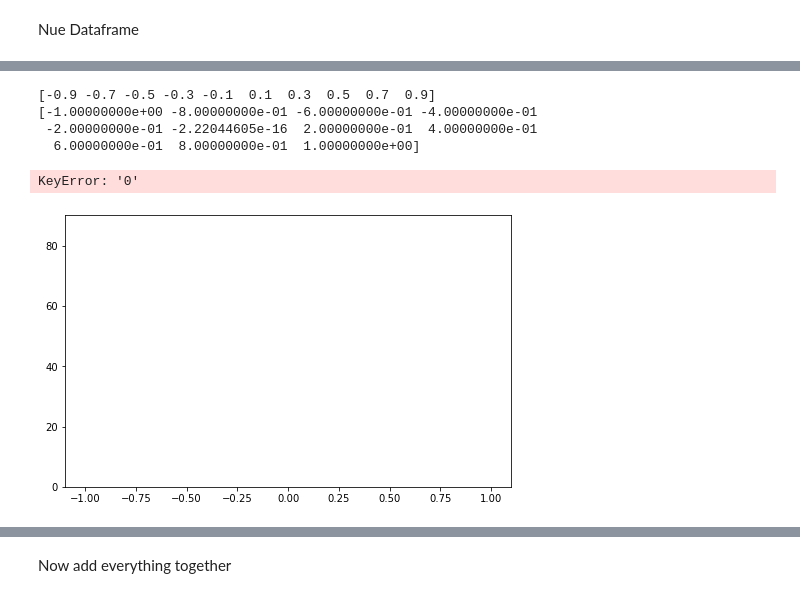
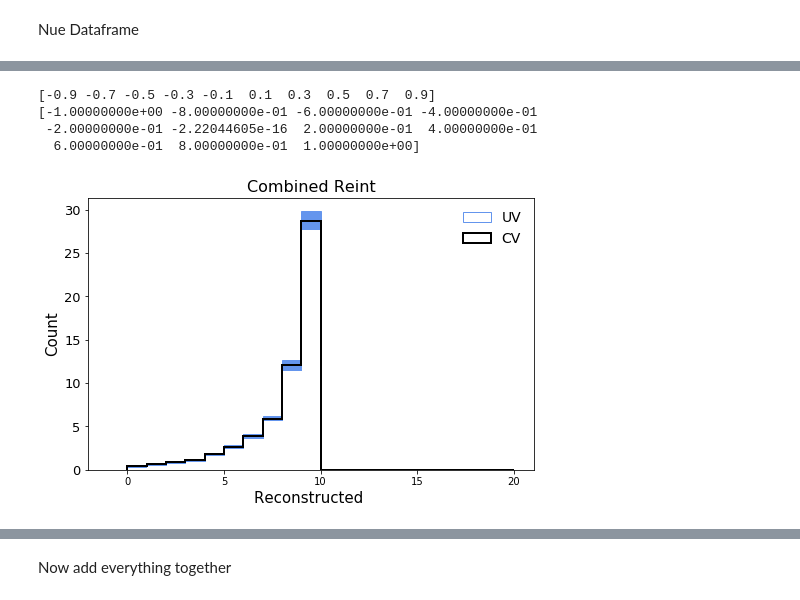
Before and after one commit to afm1g15/PELEE, a Jupyter notebook: Batch_Plot_Construction_Alex_AngleDiff_WithSelection.ipynb, the cells around one changed output, grey strips where cells are left out. Drawn from its saved outputs; the diff is of its cells as text; code cells hidden in the pictures.

```diff
--- a/Batch_Plot_Construction_Alex_AngleDiff_WithSelection.ipynb
+++ b/Batch_Plot_Construction_Alex_AngleDiff_WithSelection.ipynb
@@ -6215,19 +7309,19 @@ print(nue_cov)
  [0. 0. 0. 0. 0. 0. 0. 0. 0. 0.]]
 # %%
 if isCombined == False:
-    nue_cov_mc_stat[np.diag_indices_from(nue_cov_mc_stat)]     = (nue_nue_mc_bkg_stat_errs + nue_nue_sigsel_stat_errs + nue_dirt_stat_errs + nue_ext_stat_errs)
+    nue_cov_mc_stat[np.diag_indices_from(nue_cov_mc_stat)]     = (nue_nue_mc_bkg_stat_errs + nue_nue_sigsel_stat_errs + nue_dirt_stat_errs + (nue_ext_stat_errs*nue_ext_stat_errs))
     #nue_cov_mc_detsys[np.diag_indices_from(self.nue_cov_mc_detsys)] = (nue_sys_mc + nue_sys_nue + nue_sys_dirt)**2
     print("nue_cov_mc_stat = ", np.diag(nue_cov_mc_stat))
 
-    numu_cov_mc_stat[np.diag_indices_from(numu_cov_mc_stat)]     = (numu_nue_mc_bkg_stat_errs + numu_mc_sigsel_stat_errs + numu_dirt_stat_errs + numu_ext_stat_errs)
+    numu_cov_mc_stat[np.diag_indices_from(numu_cov_mc_stat)]     = (numu_nue_mc_bkg_stat_errs + numu_mc_sigsel_stat_errs + numu_dirt_stat_errs + (numu_ext_stat_errs*numu_ext_stat_errs))
     #nue_cov_mc_detsys[np.diag_indices_from(self.nue_cov_mc_detsys)] = (nue_sys_mc + nue_sys_nue + nue_sys_dirt)**2
     print("numu_cov_mc_stat = ", np.diag(numu_cov_mc_stat))
 elif isCombined == True:
-    nue_cov_mc_stat[np.diag_indices_from(nue_cov_mc_stat)]     = (nue_nue_mc_bkg_stat_errs + nue_nue_sigsel_stat_errs_run1 + nue_dirt_stat_errs_run1 + nue_ext_stat_errs_run1 + nue_nue_sigsel_stat_errs_run3 + nue_dirt_stat_errs_run3 + nue_ext_stat_errs_run3)
+    nue_cov_mc_stat[np.diag_indices_from(nue_cov_mc_stat)]     = (nue_nue_mc_bkg_stat_errs + nue_nue_sigsel_stat_errs_run1 + nue_dirt_stat_errs_run1 + (nue_ext_stat_errs_run1*nue_ext_stat_errs_run1) + nue_nue_sigsel_stat_errs_run3 + nue_dirt_stat_errs_run3 + (nue_ext_stat_errs_run3*nue_ext_stat_errs_run3))
     #nue_cov_mc_detsys[np.diag_indices_from(self.nue_cov_mc_detsys)] = (nue_sys_mc + nue_sys_nue + nue_sys_dirt)**2
     print("nue_cov_mc_stat = ", np.diag(nue_cov_mc_stat))
 
-    numu_cov_mc_stat[np.diag_indices_from(numu_cov_mc_stat)]     = (numu_nue_mc_bkg_stat_errs + numu_mc_sigsel_stat_errs_run1 + numu_dirt_stat_errs_run1 + numu_ext_stat_errs_run1 + + numu_mc_sigsel_stat_errs_run3 + numu_dirt_stat_errs_run3 + numu_ext_stat_errs_run3)
+    numu_cov_mc_stat[np.diag_indices_from(numu_cov_mc_stat)]     = (numu_nue_mc_bkg_stat_errs + numu_mc_sigsel_stat_errs_run1 + numu_dirt_stat_errs_run1 + (numu_ext_stat_errs_run1*numu_ext_stat_errs_run1) + numu_mc_sigsel_stat_errs_run3 + numu_dirt_stat_errs_run3 + (numu_ext_stat_errs_run3*numu_ext_stat_errs_run3))
     #nue_cov_mc_detsys[np.diag_indices_from(self.nue_cov_mc_detsys)] = (nue_sys_mc + nue_sys_nue + nue_sys_dirt)**2
     print("numu_cov_mc_stat = ", np.diag(numu_cov_mc_stat))
 # %% [output]
@@ -6723,5 +7946,7 @@ Systematics
 isRun3 = False
 
 #to use both Run1 and Run3
-isCombined = True
+isCombined = False
+
+ending = "Sept19"
 # %%
@@ -8819,7 +10354,7 @@ bin_centers_full = np.arange(0.25, 20.25, 1)
 
 fig = plt.figure(figsize=(8, 5))
 
-
+zeros = [0]*10
 
 for variation in nue_nue_genie_detvar_dict.keys():
 
@@ -8829,12 +10364,9 @@ for variation in nue_nue_genie_detvar_dict.keys():
     if n==0:
         nue = plt.hist(bin_centers, bins, histtype='step', weights=nue_nue_genie_detvar_dict[variation],
              linewidth=1, color='white')
-        numu = plt.hist(bin_centers, bins, histtype='step', weights=numu_nue_genie_detvar_dict[variation],
-             linewidth=1, color='white')
-        nue_numu = np.concatenate((nue[0], numu[0]), axis=0)
-        print(len(nue_numu))
-        print(len(bin_centers_full))
-        print(len(bins_full))
+        #numu = plt.hist(bin_centers, bins, histtype='step', weights=numu_nue_genie_detvar_dict[variation],
+        #     linewidth=1, color='white')
+        nue_numu = np.concatenate((nue[0], zeros), axis=0)
         full = plt.hist(bin_centers_full, bins_full, histtype='step', weights=nue_numu,
              linewidth=1, color='cornflowerblue', label='UV')
         fullvar_dict[variation] = list(full[0])
@@ -8842,9 +10374,9 @@ for variation in nue_nue_genie_detvar_dict.keys():
     else:
         nue = plt.hist(bin_centers, bins, histtype='step', weights=nue_nue_genie_detvar_dict[variation],
              linewidth=1, color='white')
-        numu = plt.hist(bin_centers, bins, histtype='step', weights=numu_nue_genie_detvar_dict[variation],
-             linewidth=1, color='white')
-        nue_numu = np.concatenate((nue[0], numu[0]), axis=0)
+        #numu = plt.hist(bin_centers, bins, histtype='step', weights=numu_nue_genie_detvar_dict[variation],
+        #     linewidth=1, color='white')
+        nue_numu = np.concatenate((nue[0], zeros), axis=0)
         full = plt.hist(bin_centers_full, bins_full, histtype='step', weights=nue_numu,
              linewidth=1, color='cornflowerblue')
         fullvar_dict[variation] = list(full[0])
@@ -8977,6 +10524,7 @@ bin_centers_full = np.arange(0.25, 20.25, 1)
 fig = plt.figure(figsize=(8, 5))
 
 #print(numu_dirt_reint_detvar_dict.keys())
+zeros = [0]*10
 
 for variation in nue_nue_reint_detvar_dict.keys():
 
@@ -8986,12 +10534,9 @@ for variation in nue_nue_reint_detvar_dict.keys():
     if n==0:
         nue = plt.hist(bin_centers, bins, histtype='step', weights=nue_nue_reint_detvar_dict[variation],
              linewidth=1, color='white')
-        numu = plt.hist(bin_centers, bins, histtype='step', weights=numu_nue_reint_detvar_dict[variation],
-             linewidth=1, color='white')
-        nue_numu = np.concatenate((nue[0], numu[0]), axis=0)
-        print(len(nue_numu))
-        print(len(bin_centers_full))
-        print(len(bins_full))
+        #numu = plt.hist(bin_centers, bins, histtype='step', weights=numu_nue_reint_detvar_dict[variation],
+        #     linewidth=1, color='white')
+        nue_numu = np.concatenate((nue[0], zeros), axis=0)
         full = plt.hist(bin_centers_full, bins_full, histtype='step', weights=nue_numu,
              linewidth=1, color='cornflowerblue', label='UV')
         fullvar_dict[variation] = list(full[0])
@@ -8999,9 +10544,9 @@ for variation in nue_nue_reint_detvar_dict.keys():
     else:
         nue = plt.hist(bin_centers, bins, histtype='step', weights=nue_nue_reint_detvar_dict[variation],
              linewidth=1, color='white')
-        numu = plt.hist(bin_centers, bins, histtype='step', weights=numu_nue_reint_detvar_dict[variation],
-             linewidth=1, color='white')
-        nue_numu = np.concatenate((nue[0], numu[0]), axis=0)
+        #numu = plt.hist(bin_centers, bins, histtype='step', weights=numu_nue_reint_detvar_dict[variation],
+        #     linewidth=1, color='white')
+        nue_numu = np.concatenate((nue[0], zeros), axis=0)
         full = plt.hist(bin_centers_full, bins_full, histtype='step', weights=nue_numu,
              linewidth=1, color='cornflowerblue')
         fullvar_dict[variation] = list(full[0])
@@ -9013,35 +10558,34 @@ nue = plt.hist(bin_centers, bins, histtype='step',
                  weights=nue_nue_reint_detvar_dict['CV'], color='white')
 
 
 numu = plt.hist(bin_centers, bins, histtype='step',
                  weights=numu_nue_reint_detvar_dict['CV'], color='white')
 
 nue_numu = np.concatenate((nue[0], numu[0]), axis=0)
 full = plt.hist(bin_centers_full, bins_full, histtype='step',
                  weights=nue_numu, color='black', label='CV', linewidth=2)
 fullvar_dict["CV"] = list(full[0])
 
 ##########################################
 
 plt.title('Combined Reint', fontsize=16)
 
 plt.ylabel('Count' , fontsize=15)
 plt.xlabel("Reconstructed ", fontsize=15)
 
 #plt.xticks(x_ticks, fontsize=13)
 plt.yticks(fontsize=13)
 
 plt.legend(frameon=False, fontsize=14)
 #plt.ylim((0,25))
 
 plt.show()
 # %% [output]
 [-0.9 -0.7 -0.5 -0.3 -0.1  0.1  0.3  0.5  0.7  0.9]
 [-1.00000000e+00 -8.00000000e-01 -6.00000000e-01 -4.00000000e-01
  -2.00000000e-01 -2.22044605e-16  2.00000000e-01  4.00000000e-01
   6.00000000e-01  8.00000000e-01  1.00000000e+00]
-KeyError: '0'
-[figure, old version]
+[figure, new version]
 # %%
 bins = bins_full
 print(bins_full)
```
Also changed, not shown: parts of 130 cells of this notebook, 23 other files.
